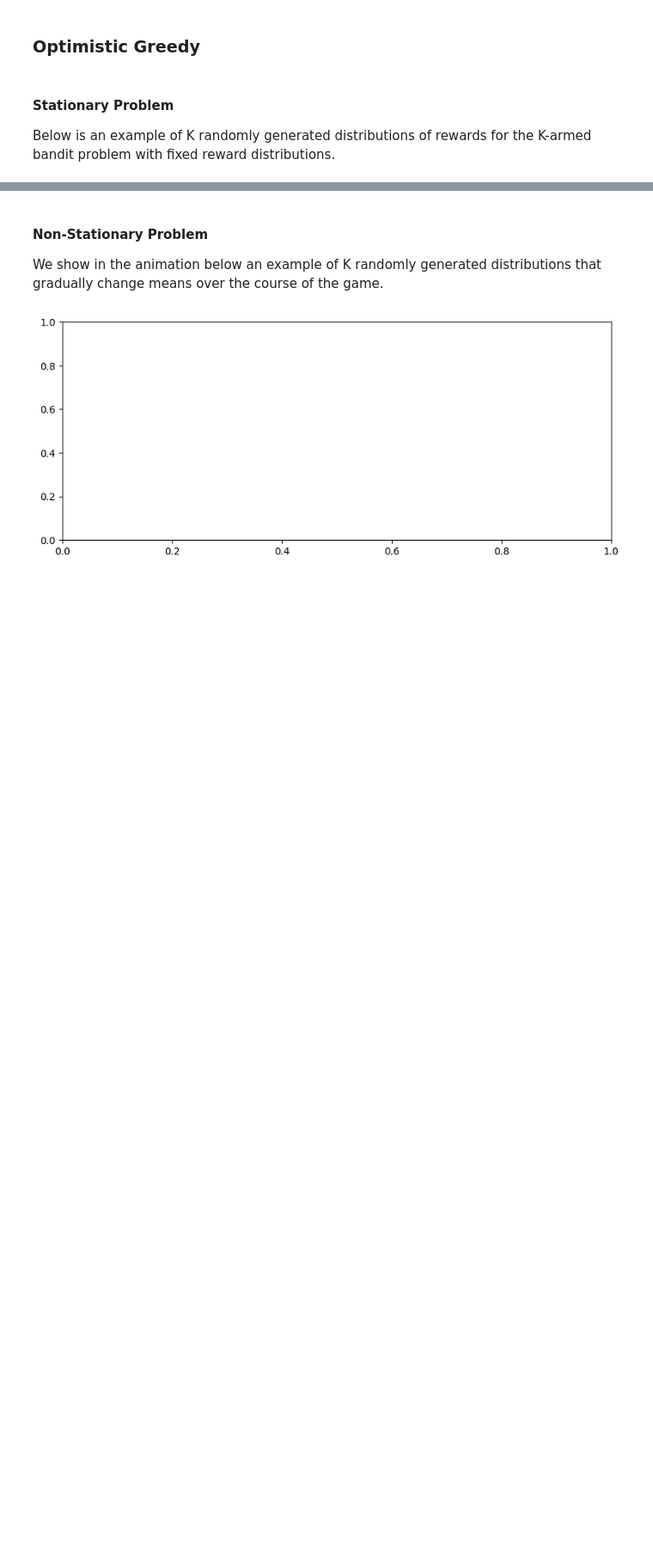
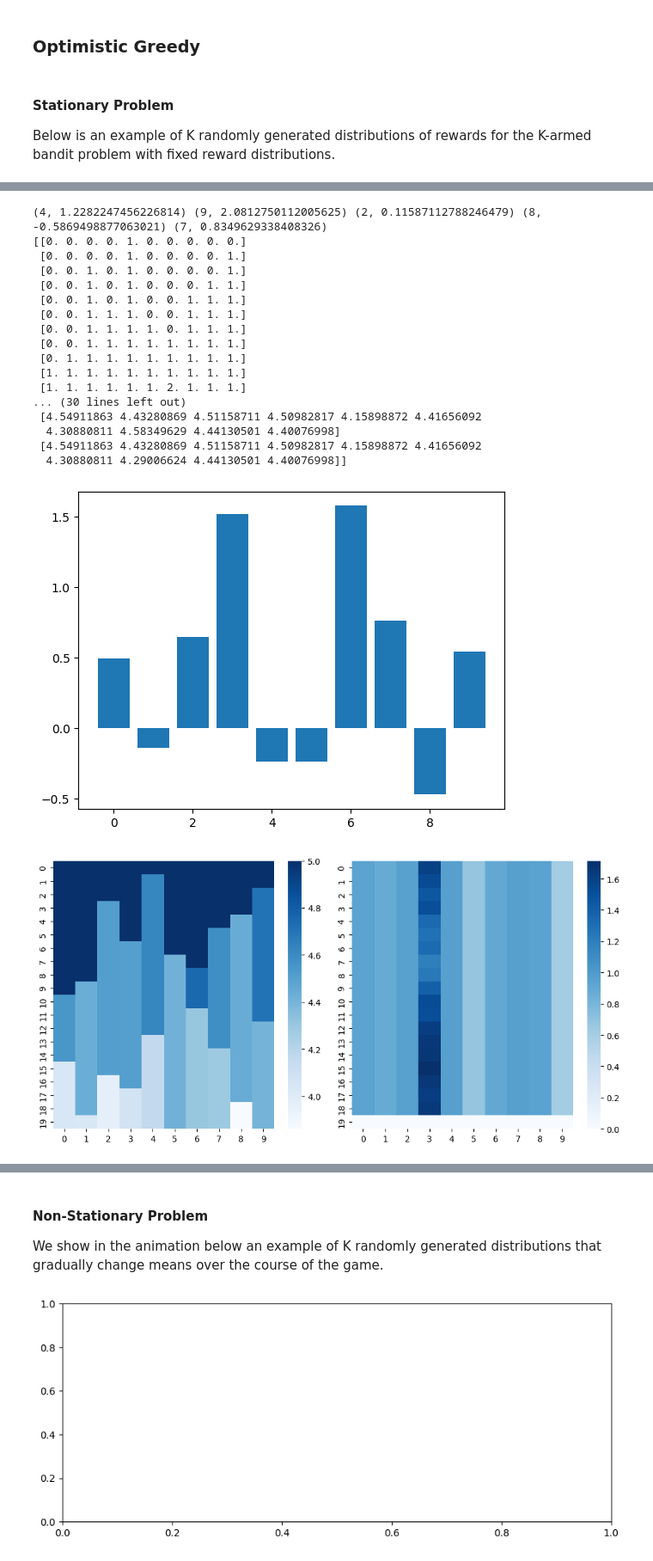
Before and after one commit to PrinceJavier/princejavier.github.io, a Jupyter notebook: reinforcement_learning/k_armed_bandit_2.ipynb, the cells around one changed output, grey strips where cells are left out. Shown at 86% size. Drawn from its saved outputs; the diff is of its cells as text; code cells hidden in the pictures; blank space fills up the shorter version.

```diff
--- a/reinforcement_learning/k_armed_bandit_2.ipynb
+++ b/reinforcement_learning/k_armed_bandit_2.ipynb
@@ -59,3 +83,51 @@ animate(1)
+# %%
+# debug
+Q_init = [5] * k_arms
+stationary_q = True
+step_size = 0.1
+trial = 42
+
+bandit = Bandit(k_arms, eps=0.,
+                Q_init=Q_init,
+                stationary_q=stationary_q,
+                q_delta_std=q_delta_std,
+                steps=steps, step_size=step_size,
+                random_seed=trial,
+                )
+bandit.run_bandit()
+
+
+# investigate
+plt.bar(range(len(bandit.q_mu)), bandit.q_mu)
+
+fig, axs = plt.subplots(1, 2, figsize=(10, 5))
+sns.heatmap(bandit.Q_tracker[:20], cmap='Blues', ax=axs[0])
+sns.heatmap(bandit.Q_tracker[-20:], cmap='Blues', ax=axs[1])
+plt.tight_layout()
+
+print(*zip(bandit.A_tracker, bandit.R_tracker[:5]))
+print(bandit.N_tracker[:15])
+print(bandit.Q_tracker[:15])
+# %% [output]
+(4, 1.2282247456226814) (9, 2.0812750112005625) (2, 0.11587112788246479) (8, -0.5869498877063021) (7, 0.8349629338408326)
+[[0. 0. 0. 0. 1. 0. 0. 0. 0. 0.]
+ [0. 0. 0. 0. 1. 0. 0. 0. 0. 1.]
+ [0. 0. 1. 0. 1. 0. 0. 0. 0. 1.]
+ [0. 0. 1. 0. 1. 0. 0. 0. 1. 1.]
+ [0. 0. 1. 0. 1. 0. 0. 1. 1. 1.]
+ [0. 0. 1. 1. 1. 0. 0. 1. 1. 1.]
+ [0. 0. 1. 1. 1. 1. 0. 1. 1. 1.]
+ [0. 0. 1. 1. 1. 1. 1. 1. 1. 1.]
+ [0. 1. 1. 1. 1. 1. 1. 1. 1. 1.]
+ [1. 1. 1. 1. 1. 1. 1. 1. 1. 1.]
+ [1. 1. 1. 1. 1. 1. 2. 1. 1. 1.]
+... (30 lines left out)
+ [4.54911863 4.43280869 4.51158711 4.50982817 4.15898872 4.41656092
+  4.30880811 4.58349629 4.44130501 4.40076998]
+ [4.54911863 4.43280869 4.51158711 4.50982817 4.15898872 4.41656092
+  4.30880811 4.29006624 4.44130501 4.40076998]]
+[figure, added]
+[figure, added]
 # %% [markdown]
 For this stationary reward problem, we show to the left below the average reward over timesteps for the different algorithms. Here `eps=0` means Greedy, and `eps=0.1` means Epsilon-Greedy. `step_size = 1/N` means the algorithm uses sample-averaging, while `step_size = 0.1` means the algorithm uses weighted averaging with $\alpha = 0.1$
 
```
Also changed, not shown: parts of 14 cells of this notebook, 2 other files.
